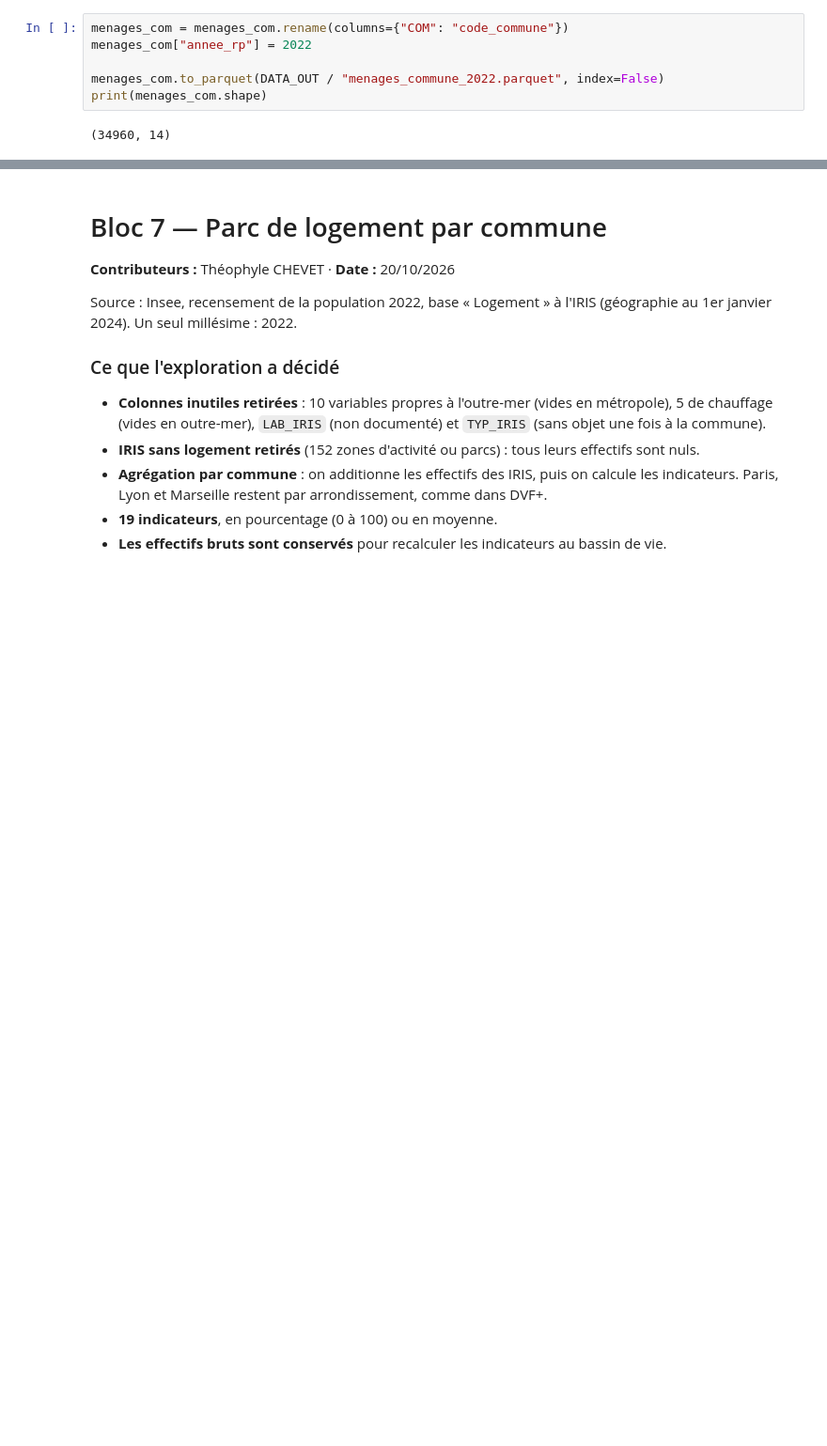
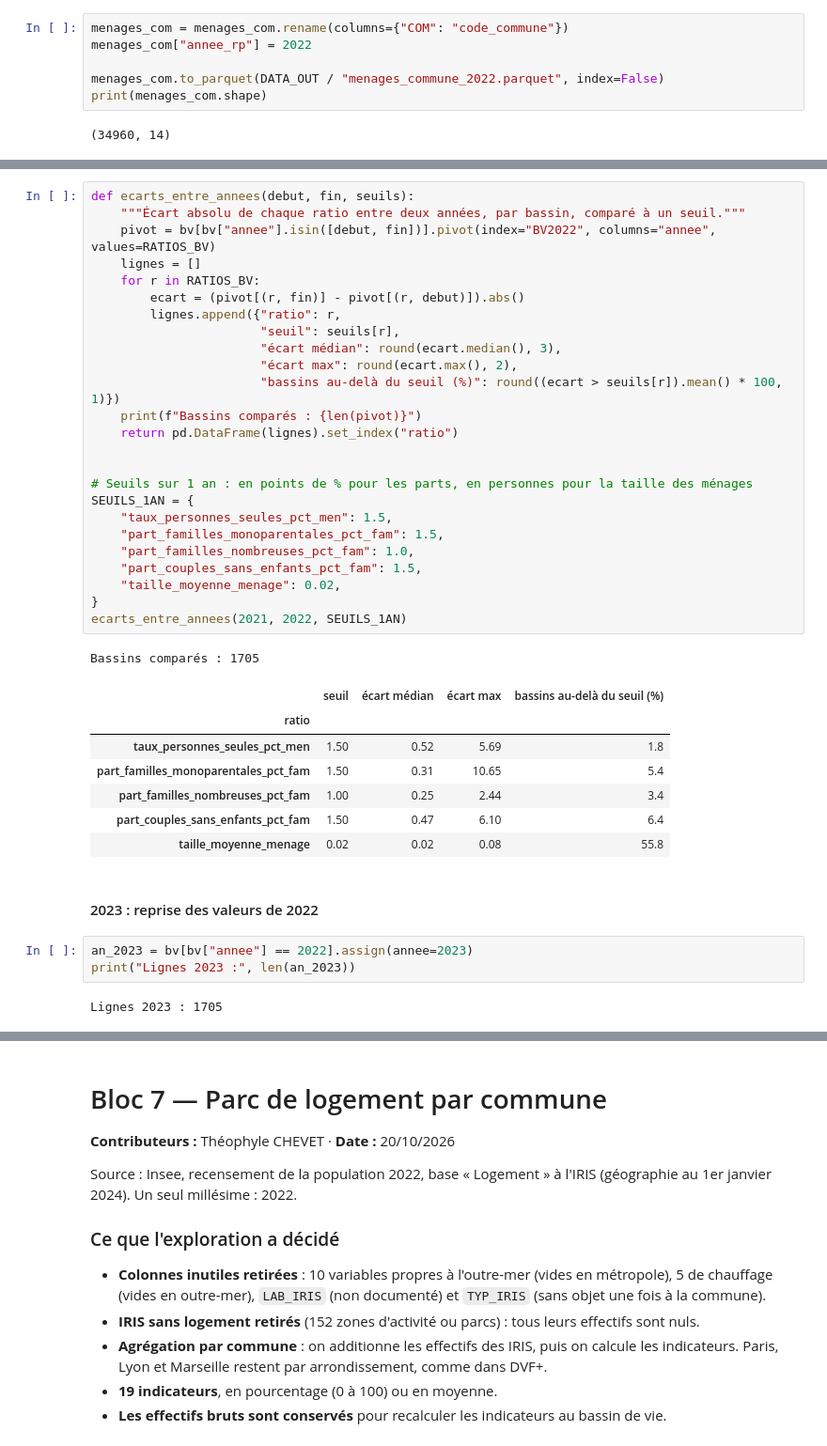
Before and after one commit to cecile-learns/projet_compagnon, a Jupyter notebook: 01_preparation/preparation.ipynb, the cells around one changed output, grey strips where cells are left out. Shown at 94% size. Saved outputs shown, nothing was run; the diff lists cells and outputs as text; blank space fills up the shorter version.

```diff
--- a/01_preparation/preparation.ipynb
+++ b/01_preparation/preparation.ipynb
@@ -1338,0 +1172,41 @@ print(f"Export réussi -> {fichier_final}")
+# %%
+def ecarts_entre_annees(debut, fin, seuils):
+    """Écart absolu de chaque ratio entre deux années, par bassin, comparé à un seuil."""
+    pivot = bv[bv["annee"].isin([debut, fin])].pivot(index="BV2022", columns="annee", values=RATIOS_BV)
+    lignes = []
+    for r in RATIOS_BV:
+        ecart = (pivot[(r, fin)] - pivot[(r, debut)]).abs()
+        lignes.append({"ratio": r,
+                       "seuil": seuils[r],
+                       "écart médian": round(ecart.median(), 3),
+                       "écart max": round(ecart.max(), 2),
+                       "bassins au-delà du seuil (%)": round((ecart > seuils[r]).mean() * 100, 1)})
+    print(f"Bassins comparés : {len(pivot)}")
+    return pd.DataFrame(lignes).set_index("ratio")
+
+
+# Seuils sur 1 an : en points de % pour les parts, en personnes pour la taille des ménages
+SEUILS_1AN = {
+    "taux_personnes_seules_pct_men": 1.5,
+    "part_familles_monoparentales_pct_fam": 1.5,
+    "part_familles_nombreuses_pct_fam": 1.0,
+    "part_couples_sans_enfants_pct_fam": 1.5,
+    "taille_moyenne_menage": 0.02,
+}
+ecarts_entre_annees(2021, 2022, SEUILS_1AN)
+# %% [output]
+Bassins comparés : 1705
+|  | seuil | écart médian | écart max | bassins au-delà du seuil (%) |
+| ratio |  |  |  |  |
+| taux_personnes_seules_pct_men | 1.50 | 0.52 | 5.69 | 1.8 |
+| part_familles_monoparentales_pct_fam | 1.50 | 0.31 | 10.65 | 5.4 |
+| part_familles_nombreuses_pct_fam | 1.00 | 0.25 | 2.44 | 3.4 |
+| part_couples_sans_enfants_pct_fam | 1.50 | 0.47 | 6.10 | 6.4 |
+| taille_moyenne_menage | 0.02 | 0.02 | 0.08 | 55.8 |
+# %% [markdown]
+#### 2023 : reprise des valeurs de 2022
+# %%
+an_2023 = bv[bv["annee"] == 2022].assign(annee=2023)
+print("Lignes 2023 :", len(an_2023))
+# %% [output]
+Lignes 2023 : 1705
```
Also changed, not shown: parts of 25 cells of this notebook.
